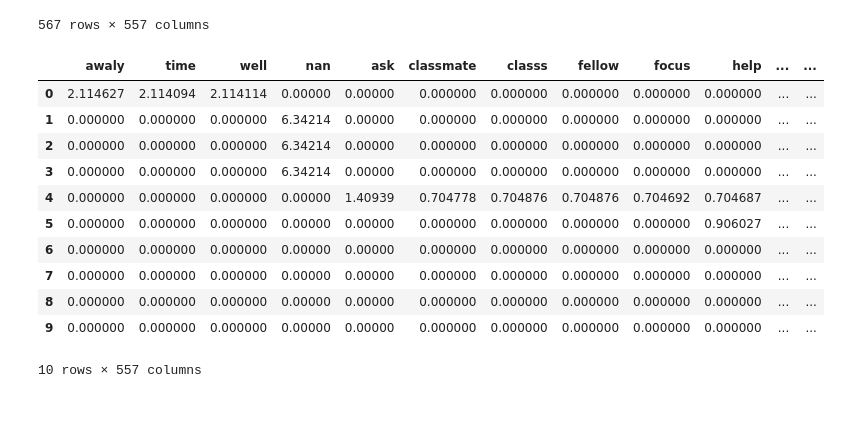
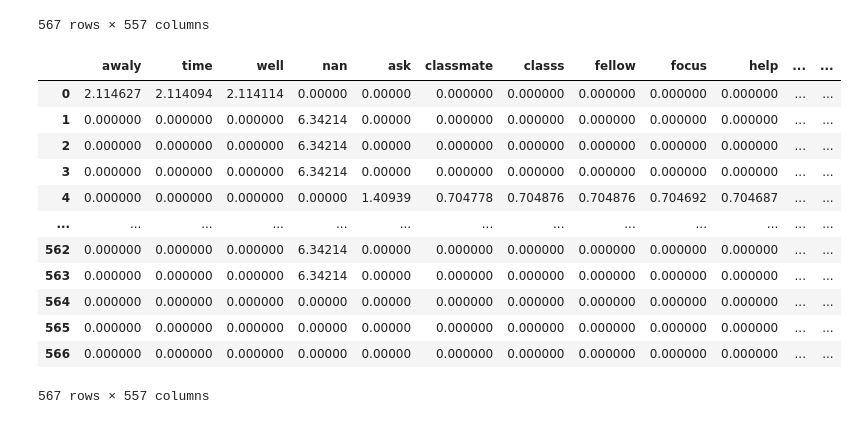
Before and after one commit to YBao7/NLP_Project, a Jupyter notebook: Semantic Similarity Assignment Code.ipynb, the cells around one changed output. Cells and saved outputs as stored; diff of their text form; code cells hidden in the pictures.

```diff
--- a/Semantic Similarity Assignment Code.ipynb
+++ b/Semantic Similarity Assignment Code.ipynb
@@ -141,7 +141,7 @@ from gensim import corpora
 # create empty dictionary from gensim library (for the vocabulary)
 dictionary = gensim.corpora.Dictionary()
 # iteratively add each doc to the bag-of-words corpus
-bow_corpus = [dictionary.doc2bow(doc, allow_update=True) for doc in filtered_docs]
+bow_corpus = [dictionary.doc2bow(doc, allow_update=True) for doc in text_df_filtered["tokens"]]
 # %%
 import numpy as np
 
@@ -180,36 +180,37 @@ bow_df
 # %%
 # Calculating Inverse Document Frequency
 num_documents = len(bow_df) #get the length of the documents
 
 # function of idf
 def idf(term):
   documents_containing_term = (bow_df[term] > 0).sum()    # sum of documents containing the term
   return np.log(num_documents+1/documents_containing_term+1)  # divide the number of documents by the num documents with the term and get the log.
 
 # dictionary comprehension to apply the idf function to every word (column) in the bow_df DataFrame
 idf = pd.Series({term:idf(term) for term in bow_df.columns}) # create dictionary with key value pair of term:idf(term)
 
 #Calculate Term Frequency
 # divide each token count by the total token count for the row.
 tf_df = bow_df.div(bow_df.sum(axis='columns'), axis='rows')
 
 #Calculate the TF-IDF score
 tfidf_df = tf_df.copy().multiply(idf, axis='columns')
 # make copy of tf_df that is tf/idf
 
 # Quick view on tf-idf metrix
-tfidf_df[:10]
+tfidf_df
 # %% [output]
 |  | awaly | time | well | nan | ask | classmate | classs | fellow | focus | help | ... | ... |
 | 0 | 2.114627 | 2.114094 | 2.114114 | 0.00000 | 0.00000 | 0.000000 | 0.000000 | 0.000000 | 0.000000 | 0.000000 | ... | ... |
 | 1 | 0.000000 | 0.000000 | 0.000000 | 6.34214 | 0.00000 | 0.000000 | 0.000000 | 0.000000 | 0.000000 | 0.000000 | ... | ... |
 | 2 | 0.000000 | 0.000000 | 0.000000 | 6.34214 | 0.00000 | 0.000000 | 0.000000 | 0.000000 | 0.000000 | 0.000000 | ... | ... |
 | 3 | 0.000000 | 0.000000 | 0.000000 | 6.34214 | 0.00000 | 0.000000 | 0.000000 | 0.000000 | 0.000000 | 0.000000 | ... | ... |
 | 4 | 0.000000 | 0.000000 | 0.000000 | 0.00000 | 1.40939 | 0.704778 | 0.704876 | 0.704876 | 0.704692 | 0.704687 | ... | ... |
-| 5 | 0.000000 | 0.000000 | 0.000000 | 0.00000 | 0.00000 | 0.000000 | 0.000000 | 0.000000 | 0.000000 | 0.906027 | ... | ... |
-| 6 | 0.000000 | 0.000000 | 0.000000 | 0.00000 | 0.00000 | 0.000000 | 0.000000 | 0.000000 | 0.000000 | 0.000000 | ... | ... |
-| 7 | 0.000000 | 0.000000 | 0.000000 | 0.00000 | 0.00000 | 0.000000 | 0.000000 | 0.000000 | 0.000000 | 0.000000 | ... | ... |
-| 8 | 0.000000 | 0.000000 | 0.000000 | 0.00000 | 0.00000 | 0.000000 | 0.000000 | 0.000000 | 0.000000 | 0.000000 | ... | ... |
-| 9 | 0.000000 | 0.000000 | 0.000000 | 0.00000 | 0.00000 | 0.000000 | 0.000000 | 0.000000 | 0.000000 | 0.000000 | ... | ... |
+| ... | ... | ... | ... | ... | ... | ... | ... | ... | ... | ... | ... | ... |
+| 562 | 0.000000 | 0.000000 | 0.000000 | 6.34214 | 0.00000 | 0.000000 | 0.000000 | 0.000000 | 0.000000 | 0.000000 | ... | ... |
+| 563 | 0.000000 | 0.000000 | 0.000000 | 6.34214 | 0.00000 | 0.000000 | 0.000000 | 0.000000 | 0.000000 | 0.000000 | ... | ... |
+| 564 | 0.000000 | 0.000000 | 0.000000 | 0.00000 | 0.00000 | 0.000000 | 0.000000 | 0.000000 | 0.000000 | 0.000000 | ... | ... |
+| 565 | 0.000000 | 0.000000 | 0.000000 | 0.00000 | 0.00000 | 0.000000 | 0.000000 | 0.000000 | 0.000000 | 0.000000 | ... | ... |
+| 566 | 0.000000 | 0.000000 | 0.000000 | 0.00000 | 0.00000 | 0.000000 | 0.000000 | 0.000000 | 0.000000 | 0.000000 | ... | ... |
-10 rows × 557 columns
+567 rows × 557 columns
 # %%
```
Also changed, not shown: parts of 11 cells of this notebook.
